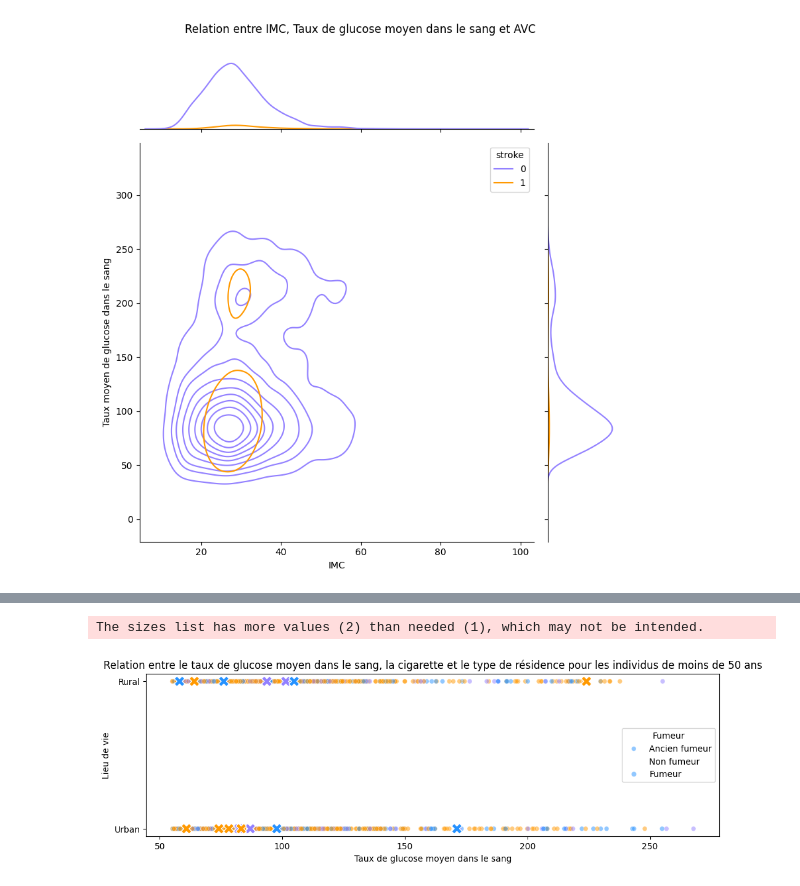
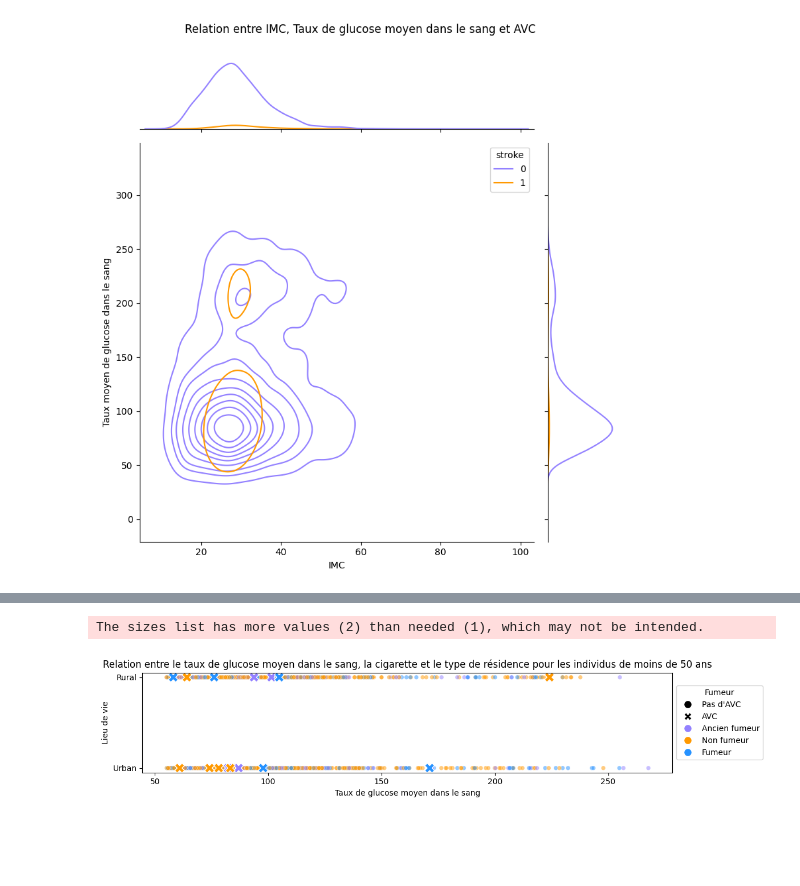
Before and after one commit to VpourVictor/DATA_Visualisation, a Jupyter notebook: Victor.ipynb, the cells around one changed output, grey strips where cells are left out. Drawn from its saved outputs; the diff is of its cells as text; code cells hidden in the pictures; blank space fills up the shorter version.

Commit message:
ajout couleurs et légendes

```diff
--- a/Victor.ipynb
+++ b/Victor.ipynb
@@ -328,35 +296,42 @@ The sizes list has more values (2) than needed (1), which may not be intended.
-# %%
-# Load the dataset
-df = pd.read_csv("healthcare-dataset-stroke-data.csv")
-df = df[df["gender"] != "Other"]
-
-df_below_50 = df[df['age'] < 50]
-
-df_below_50_known_smoking = df_below_50[df_below_50['smoking_status'] != 'Unknown']
-
-df_stroke = df_below_50_known_smoking[df_below_50_known_smoking['stroke'] == 1]
-df_no_stroke = df_below_50_known_smoking[df_below_50_known_smoking['stroke'] == 0]
-
-# Define custom legend labels for smoking status
-legend_labels = {'formerly smoked': 'Ancien fumeur', 'never smoked': 'Non fumeur', 'smokes': 'Fumeur'}
-
-# Scatter plot for individuals without stroke
-plt.figure(figsize=(12, 6))
-sns.scatterplot(data=df_no_stroke, x='avg_glucose_level', y='Residence_type', hue='smoking_status',
-                palette={'formerly smoked': '#9381FF', 'never smoked': '#FF9900', 'smokes': '#2692FF'},
-                size='stroke', sizes=[30, 150], style='stroke', markers=['o'], alpha=0.5)
-
-# Scatter plot for individuals with stroke
-sns.scatterplot(data=df_stroke, x='avg_glucose_level', y='Residence_type', hue='smoking_status',
-                palette={'formerly smoked': '#9381FF', 'never smoked': '#FF9900', 'smokes': '#2692FF'},
-                size='stroke', sizes=[150], marker='X', zorder=2, legend=False)
-
-plt.title('Relation entre le taux de glucose moyen dans le sang, la cigarette et le type de résidence pour les individus de moins de 50 ans')
-plt.xlabel('Taux de glucose moyen dans le sang')
-plt.ylabel('Lieu de vie')
-plt.legend(title='Fumeur', labels=[legend_labels[label] for label in legend_labels])  # Customizing legend labels
-plt.gca().set_aspect(60)  # Adjust the aspect ratio to compress the vertical space
-plt.show()
-# %% [output]
-The sizes list has more values (2) than needed (1), which may not be intended.
-[figure, removed]
+# %%
+df = pd.read_csv("healthcare-dataset-stroke-data.csv")
+df = df[df["gender"] != "Other"]
+
+df_below_50 = df[df['age'] < 50]
+
+df_below_50_known_smoking = df_below_50[df_below_50['smoking_status'] != 'Unknown']
+
+df_stroke = df_below_50_known_smoking[df_below_50_known_smoking['stroke'] == 1]
+df_no_stroke = df_below_50_known_smoking[df_below_50_known_smoking['stroke'] == 0]
+
+legend_labels = {'formerly smoked': 'Ancien fumeur', 'never smoked': 'Non fumeur', 'smokes': 'Fumeur'}
+
+#Individu n'ayant pas eu un avc
+plt.figure(figsize=(12, 6))
+sns.scatterplot(data=df_no_stroke, x='avg_glucose_level', y='Residence_type', hue='smoking_status',
+                palette={'formerly smoked': '#9381FF', 'never smoked': '#FF9900', 'smokes': '#2692FF'},
+                size='stroke', sizes=[30, 150], style='stroke', markers=['o'], alpha=0.5)
+
+#Individu ayant eu un avc
+sns.scatterplot(data=df_stroke, x='avg_glucose_level', y='Residence_type', hue='smoking_status',
+                palette={'formerly smoked': '#9381FF', 'never smoked': '#FF9900', 'smokes': '#2692FF'},
+                size='stroke', sizes=[150], marker='X', zorder=2)
+
+#Création de la légende
+custom_legend = [
+    plt.Line2D([0], [0], marker='o', color='w', markerfacecolor='#000000', markersize=10, label='Pas d\'AVC'),
+    plt.Line2D([0], [0], marker='X', color='w', markerfacecolor='#000000', markersize=10, label='AVC'),
+    plt.Line2D([0], [0], marker='o', color='w', markerfacecolor='#9381FF', markersize=10, label='Ancien fumeur'),
+    plt.Line2D([0], [0], marker='o', color='w', markerfacecolor='#FF9900', markersize=10, label='Non fumeur'),
+    plt.Line2D([0], [0], marker='o', color='w', markerfacecolor='#2692FF', markersize=10, label='Fumeur')
+]
+
+plt.legend(handles=custom_legend, title='Fumeur', loc='center left', bbox_to_anchor=(1, 0.5))
+
+plt.title('Relation entre le taux de glucose moyen dans le sang, la cigarette et le type de résidence pour les individus de moins de 50 ans')
+plt.xlabel('Taux de glucose moyen dans le sang')
+plt.ylabel('Lieu de vie')
+plt.gca().set_aspect(40)  #gère l'espace vertical
+# %% [output]
+The sizes list has more values (2) than needed (1), which may not be intended.
+[figure, added]
```
Also changed, not shown: parts of 1 cell of this notebook.
